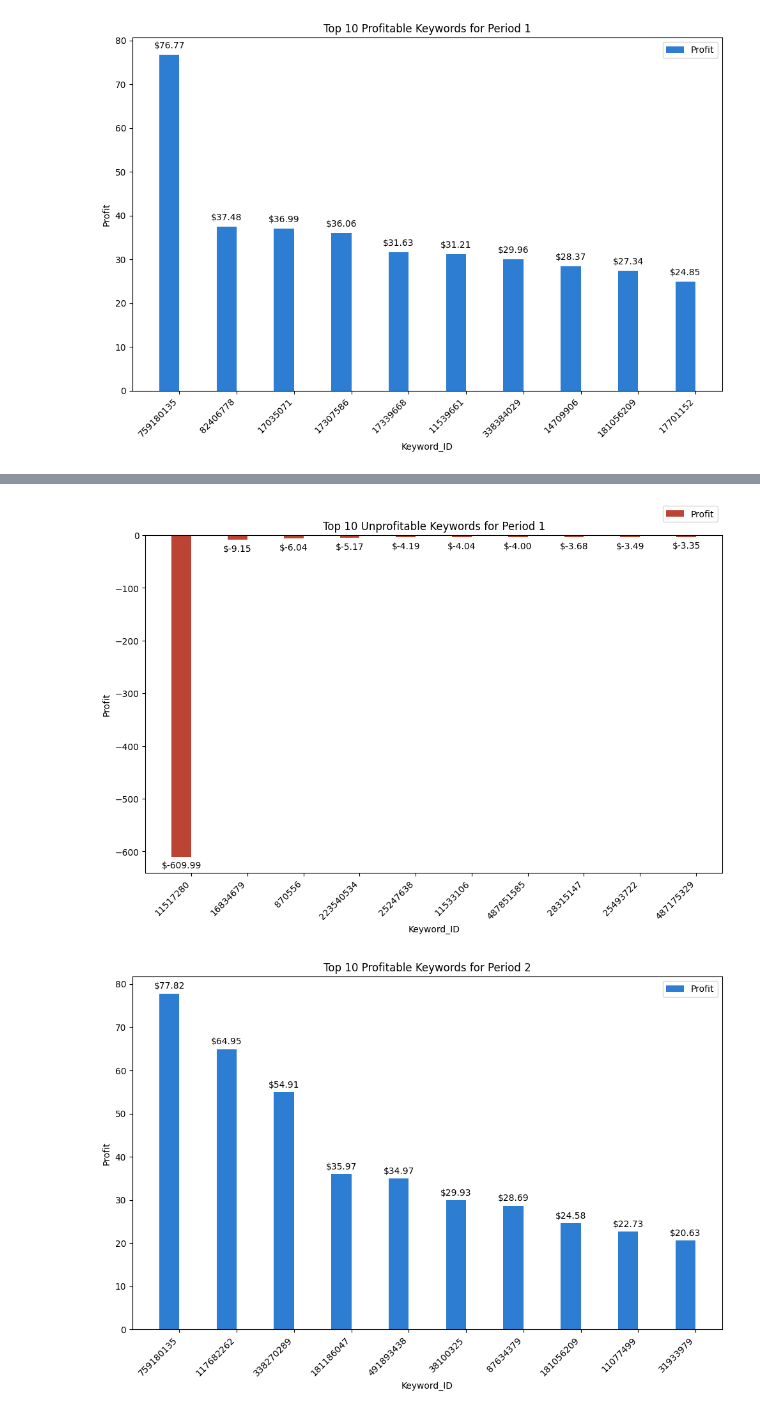
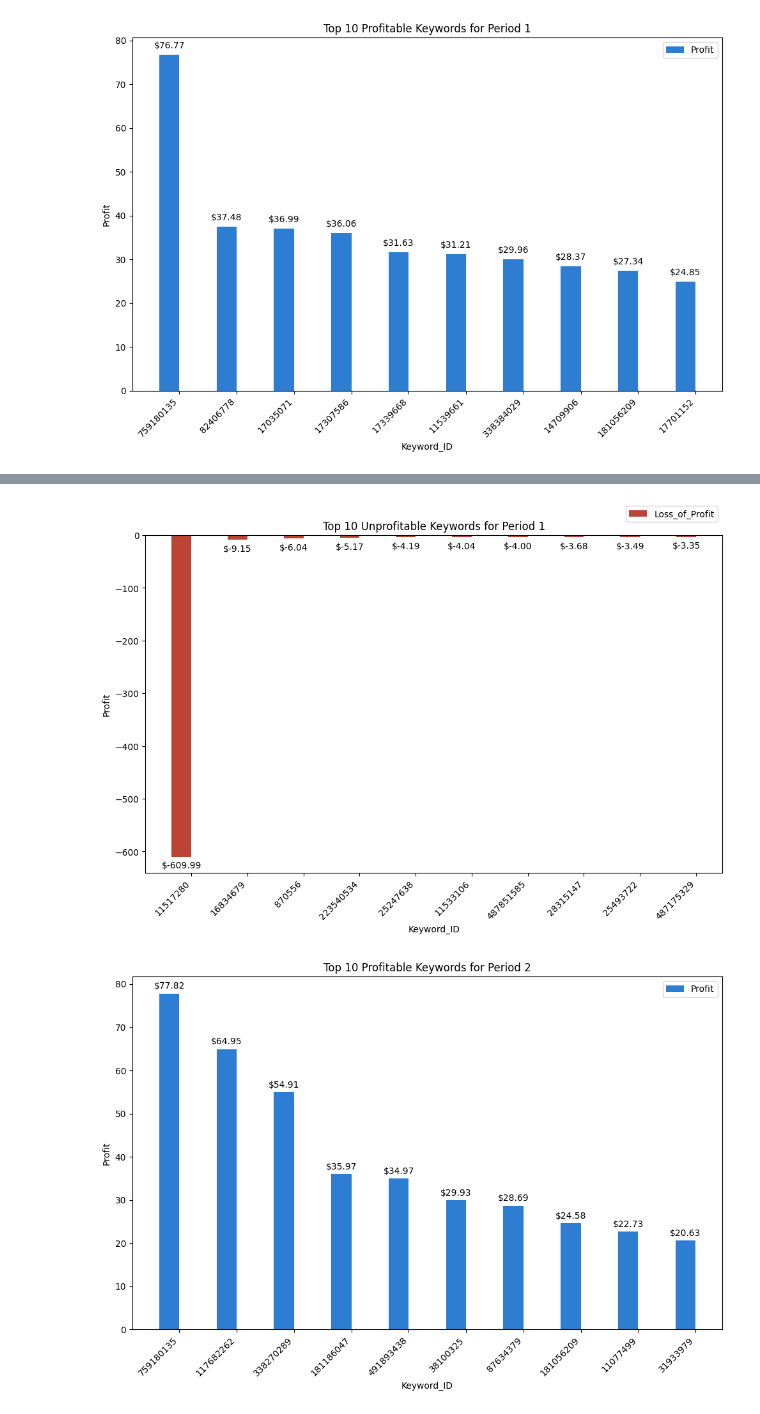
Before and after one commit to JohnDuongOC/keyword-project, a Jupyter notebook: analysis.ipynb, the cells around one changed output, grey strips where cells are left out. Cells and saved outputs as stored; diff of their text form; code cells hidden in the pictures.

Commit message:
updated graph legend

```diff
--- a/analysis.ipynb
+++ b/analysis.ipynb
@@ -328,35 +328,35 @@ display(period_1_data[period_1_data['Profit'] < 0].sort_values(by='Profit',ascen
 bar_width = 0.35
 index = np.arange(len(p1_top_unprofitable_keywords['Keyword_ID']))
 
 # Define colors based on whether each individual profit value is positive or negative
 colors_p1 = ['#41463D' if val > 0 else '#BB4435' for val in p1_top_unprofitable_keywords['Profit']]
 
 fig, ax = plt.subplots(figsize=(10, 7))
-bar1 = ax.bar(index, p1_top_unprofitable_keywords['Profit'], bar_width, label='Profit', color=colors_p1)
+bar1 = ax.bar(index, p1_top_unprofitable_keywords['Profit'], bar_width, label='Loss_of_Profit', color=colors_p1)
 
 ax.set_xlabel('Keyword_ID')
 ax.set_ylabel('Profit')
 ax.set_title('Top 10 Unprofitable Keywords for Period 1')
 ax.set_xticks(index + bar_width / 2)
 ax.set_xticklabels(p1_top_unprofitable_keywords['Keyword_ID'], rotation=45, ha="right")
 ax.legend()
 
 ax.legend(bbox_to_anchor=(1, 1.1), loc='upper right')
 
 for bar in bar1:
     height = bar.get_height()
     ax.annotate(
         f'${height:.2f}',
         xy=(bar.get_x() + bar.get_width() / 2, height),
         xytext=(0, -15),
         textcoords="offset points",
         ha='center', va='bottom', fontsize=10, color='black'
     )
 
 plt.tight_layout()
 plt.show()
 # %% [output]
-[figure, old version]
+[figure, new version]
 # %%
 # Plotting the top 10 profitable keywords for period 2
 p2_top_profitable_keywords = period_2_data.nlargest(10, 'Profit')
```
Also changed, not shown: 1 other file.
